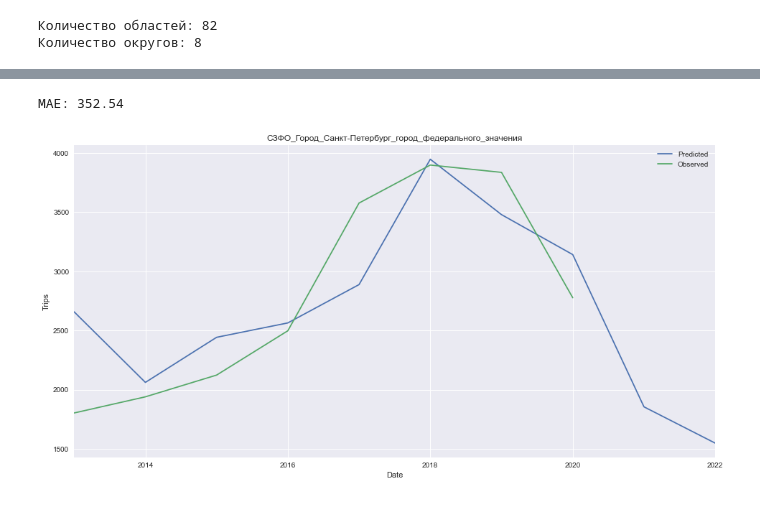
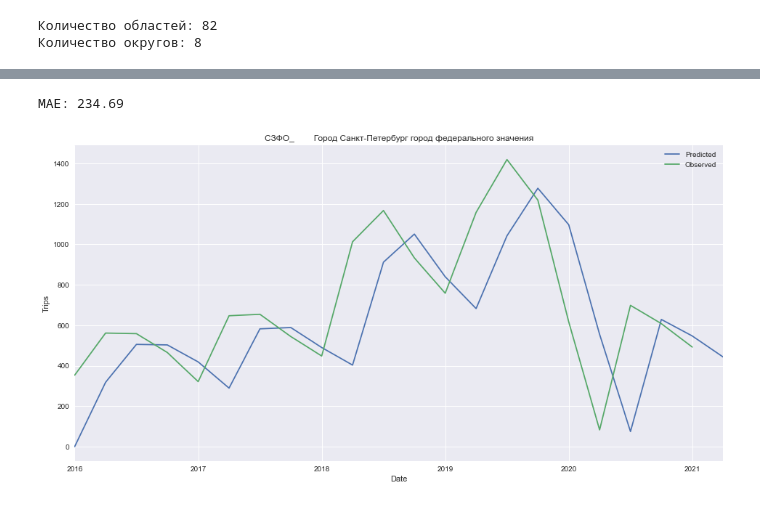
Before and after one commit to JuliaKil/tourism-hts, a Jupyter notebook: tourism.ipynb, the cells around one changed output, grey strips where cells are left out. Drawn from its saved outputs; the diff is of its cells as text; code cells hidden in the pictures.

Commit message:
add quarter data, sarimax and prophet models

```diff
--- a/tourism.ipynb
+++ b/tourism.ipynb
@@ -100,13 +33,13 @@ df
 # %%
 mapping_dict = {
-    "Центральный_федеральный_округ": "ЦФО",
-    "Приволжский_федеральный_округ": "ПФО",
-    "Дальневосточный_федеральный_округ": "ДФО",
-    "Северо-Западный_федеральный_округ": "СЗФО",
-    "Сибирский_федеральный_округ": "СФО",
-    "Южный_федеральный_округ": "ЮФО",
-    "Северо-Кавказский_федеральный_округ": "СКФО",
-    "Уральский_федеральный_округ": "УФО"
+    "Центральный федеральный округ": "ЦФО",
+    "Приволжский федеральный округ": "ПФО",
+    "Дальневосточный федеральный округ": "ДФО",
+    "Северо-Западный федеральный округ": "СЗФО",
+    "Сибирский федеральный округ": "СФО",
+    "Южный федеральный округ": "ЮФО",
+    "Северо-Кавказский федеральный округ": "СКФО",
+    "Уральский федеральный округ": "УФО"
 }
 
 df["Округ"] = df["Округ"].map(mapping_dict)
@@ -150,8 +83,8 @@ df_total = df.groupby("Год")["Кол-во"] \
 # соединение
 hierarchy_df = df_bottom_level.join(df_middle_level) \
                               .join(df_total)
-hierarchy_df.index = pd.to_datetime(hierarchy_df.index, format="%Y")
-hierarchy_df = hierarchy_df.resample("YS") \
+hierarchy_df.index = pd.to_datetime(hierarchy_df.index, format="%d.%m.%Y")
+hierarchy_df = hierarchy_df.resample("QS") \
                            .sum()
 # %%
 hierarchy_df
@@ -221,5 +162,5 @@ ax.legend(bbox_to_anchor=(1.0, 1.0));
 # %%
-steps_ahead = 2
+steps_ahead = 1
 
 def plot_results(pred_df, source_df, cols_to_plot, mae):
     if type(cols_to_plot) == str:
@@ -242,7 +183,7 @@ def get_mae(pred_df, source_df, steps_ahead):
     return residuals_abs.mean()
 # %%
 # bottom-up approach
-model_bu_arima = hts.HTSRegressor(model='auto_arima', revision_method='BU', n_jobs=0)
+model_bu_arima = hts.HTSRegressor(model='sarimax', revision_method='BU', n_jobs=0)
 model_bu_arima = model_bu_arima.fit(hierarchy_df, hierarchy)
 pred_bu_arima = model_bu_arima.predict(steps_ahead=steps_ahead)
 mae_bu_arima = get_mae(pred_bu_arima, hierarchy_df, steps_ahead)
@@ -259,7 +200,7 @@ MAE: 1988.28
 # %%
-plot_results(pred_bu_arima, hierarchy_df, ['СЗФО_Город_Санкт-Петербург_город_федерального_значения'], mae_bu_arima)
+plot_results(pred_bu_arima, hierarchy_df, ['СЗФО_        Город Санкт-Петербург город федерального значения'], mae_bu_arima)
 # %% [output]
-MAE: 352.54
+MAE: 234.69
-[figure, old version]
+[figure, new version]
 # %%
 # one of top-down approaches
```
Also changed, not shown: parts of 25 cells of this notebook, 6 other files.
